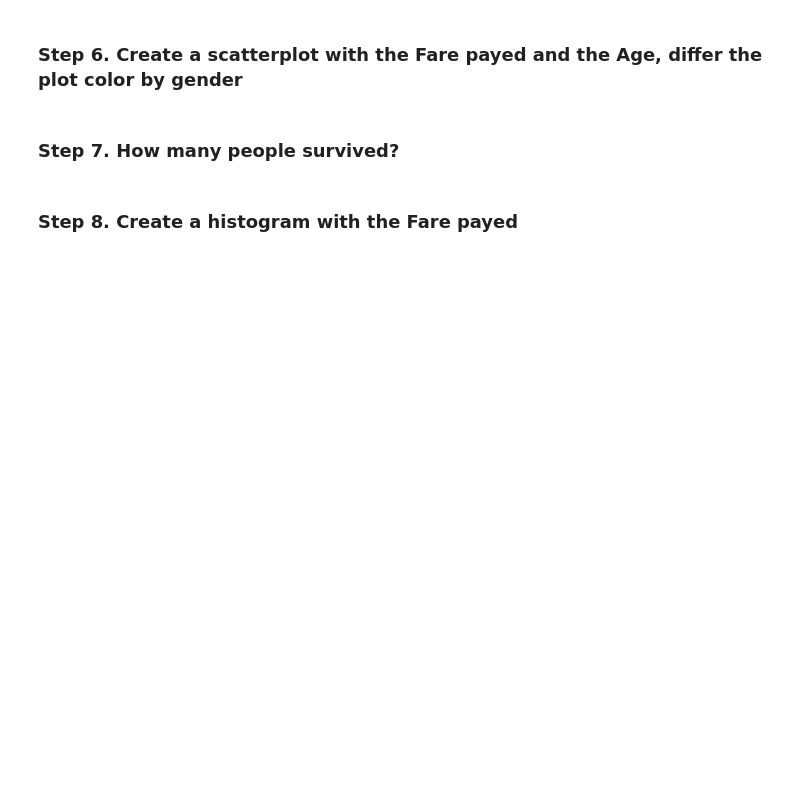
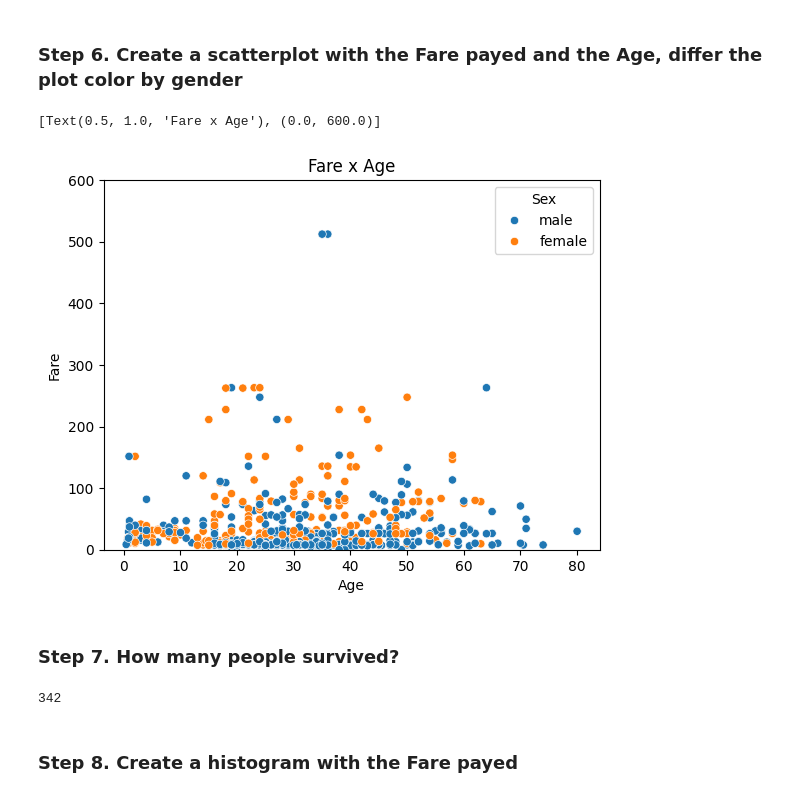
Before and after one commit to omj3424/Python_Programming_Study, a Jupyter notebook: pandas_exercises/07_Visualization/Titanic_Desaster/Exercises.ipynb, the cells around one changed output. Cells and saved outputs as stored; diff of their text form; code cells hidden in the pictures; blank space fills up the shorter version.

```diff
--- a/pandas_exercises/07_Visualization/Titanic_Desaster/Exercises.ipynb
+++ b/pandas_exercises/07_Visualization/Titanic_Desaster/Exercises.ipynb
@@ -76,6 +89,16 @@ TypeError: pie() missing 1 required positional argument: 'x'
 # %% [markdown]
 ### Step 6. Create a scatterplot with the Fare payed and the Age, differ the plot color by gender
+# %%
+a = sns.scatterplot(x=titanic.Age, y=titanic.Fare, hue=titanic.Sex)
+a.set(title='Fare x Age', ylim=(0, 600))
+# %% [output]
+[Text(0.5, 1.0, 'Fare x Age'), (0.0, 600.0)]
+[figure, added]
 # %% [markdown]
 ### Step 7. How many people survived?
+# %%
+titanic.Survived.sum()
+# %% [output]
+342
 # %% [markdown]
 ### Step 8. Create a histogram with the Fare payed
```
Also changed, not shown: parts of 4 cells of this notebook.
